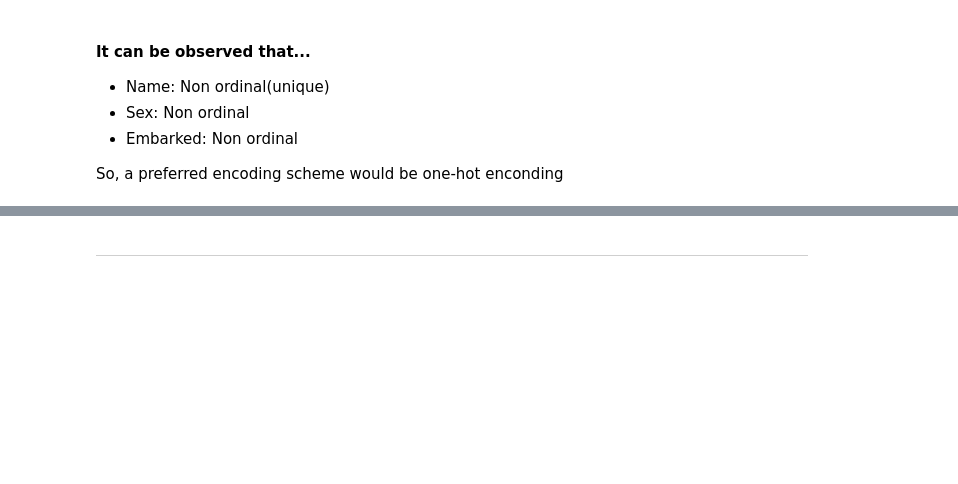
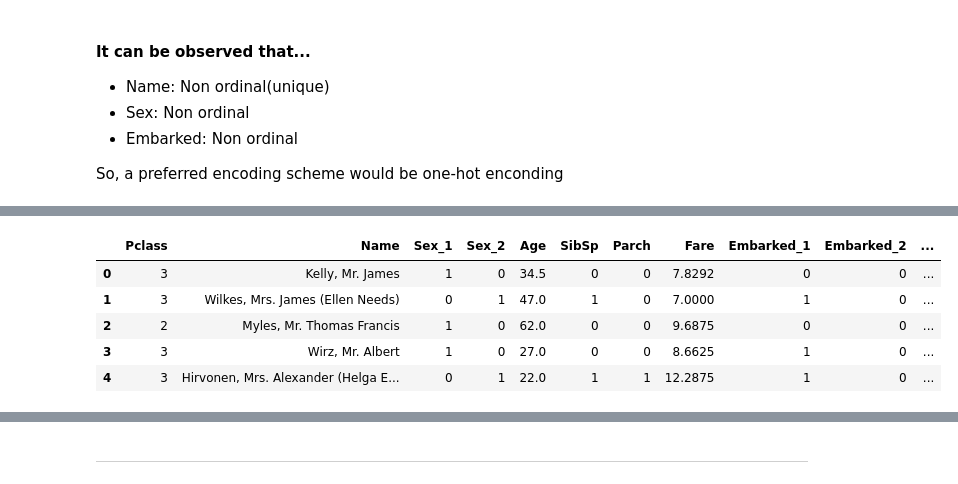
Before and after one commit to codebrain001/EAGE_YP_PVC, a Jupyter notebook: notebooks/import_cleaning.ipynb, the cells around one changed output, grey strips where cells are left out. Drawn from its saved outputs; the diff is of its cells as text; code cells hidden in the pictures; blank space fills up the shorter version.

```diff
--- a/notebooks/import_cleaning.ipynb
+++ b/notebooks/import_cleaning.ipynb
@@ -576,0 +587,9 @@ test_df = one_hot_enc.transform(test_df)
+# %%
+test_df.head()
+# %% [output]
+|  | Pclass | Name | Sex_1 | Sex_2 | Age | SibSp | Parch | Fare | Embarked_1 | Embarked_2 | ... |
+| 0 | 3 | Kelly, Mr. James | 1 | 0 | 34.5 | 0 | 0 | 7.8292 | 0 | 0 | ... |
+| 1 | 3 | Wilkes, Mrs. James (Ellen Needs) | 0 | 1 | 47.0 | 1 | 0 | 7.0000 | 1 | 0 | ... |
+| 2 | 2 | Myles, Mr. Thomas Francis | 1 | 0 | 62.0 | 0 | 0 | 9.6875 | 0 | 0 | ... |
+| 3 | 3 | Wirz, Mr. Albert | 1 | 0 | 27.0 | 0 | 0 | 8.6625 | 1 | 0 | ... |
+| 4 | 3 | Hirvonen, Mrs. Alexander (Helga E... | 0 | 1 | 22.0 | 1 | 1 | 12.2875 | 1 | 0 | ... |
```
Also changed, not shown: parts of 37 cells of this notebook, 9 other files.
